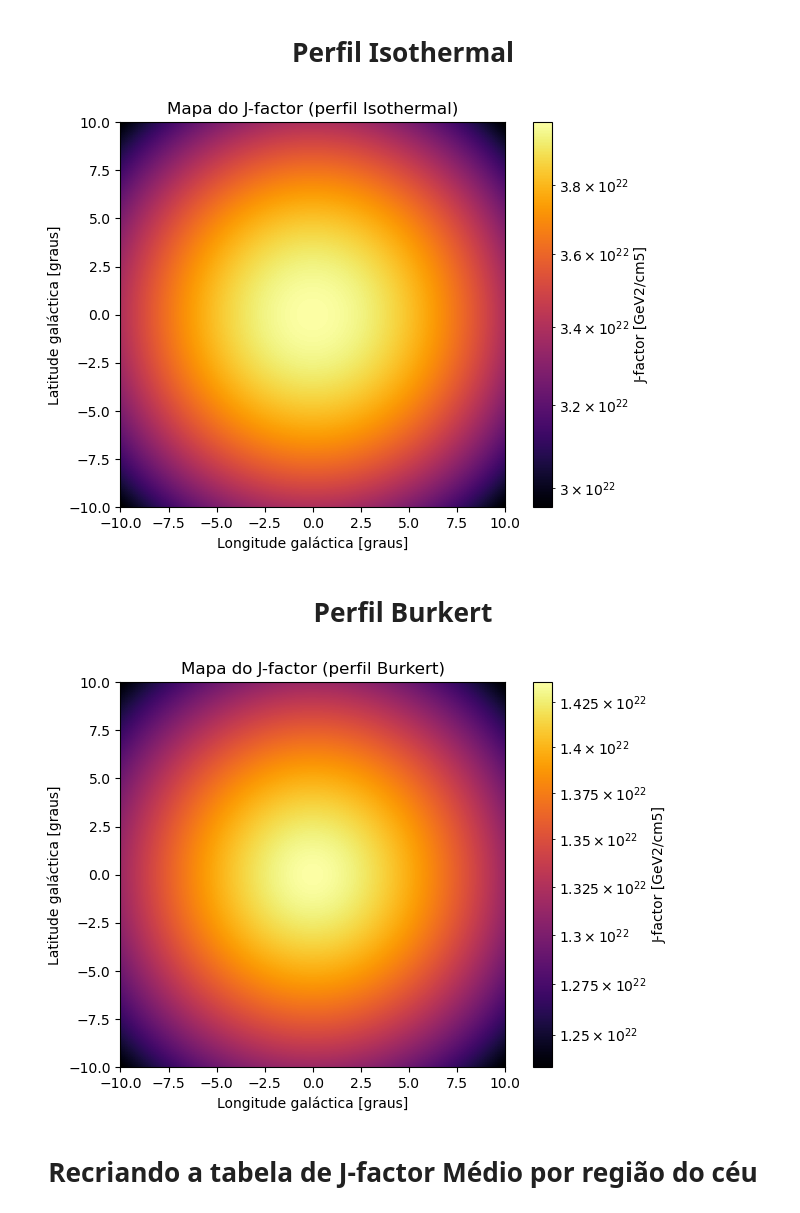
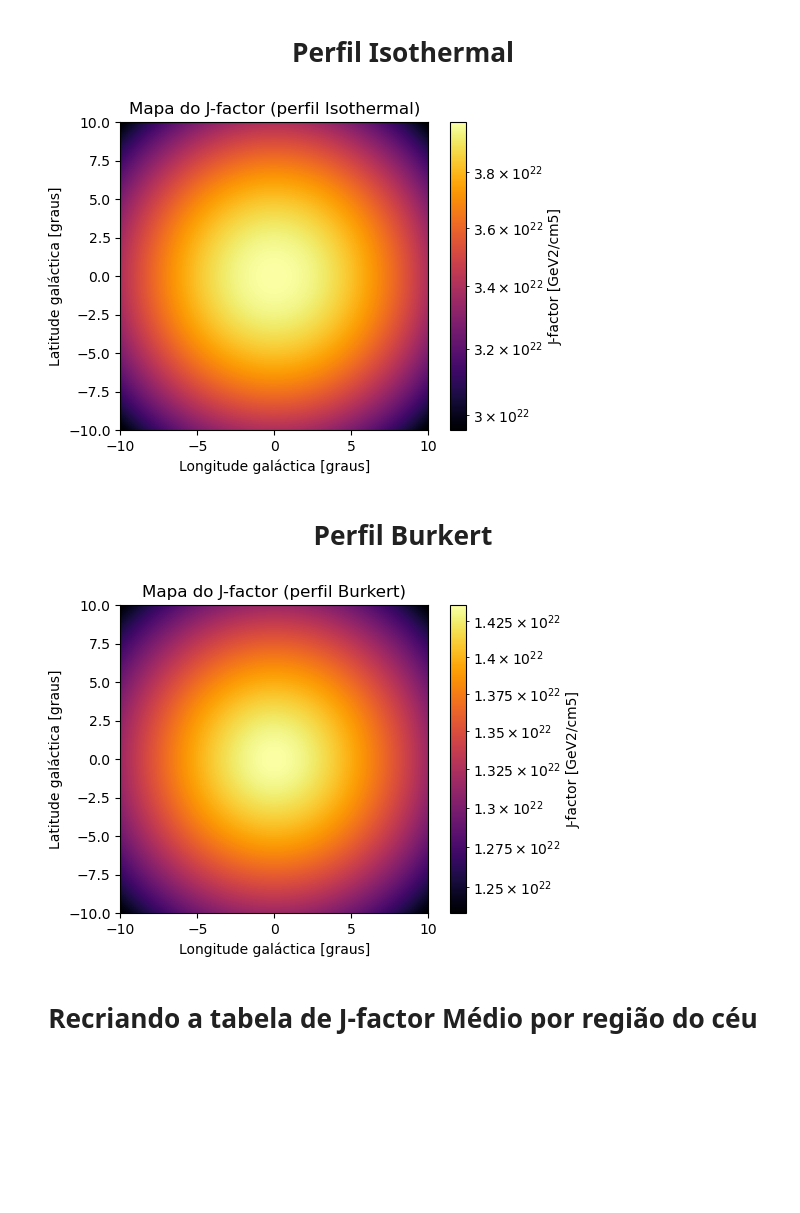
Before and after one commit to lrochacastro/Perfis-da-Materia-Escura, a Jupyter notebook: Perfis de Matéria Escura - Otimizado.ipynb, the cells around one changed output. Saved outputs shown, nothing was run; the diff lists cells and outputs as text; code cells hidden in the pictures; blank space fills up the shorter version.

```diff
--- a/Perfis de Matéria Escura - Otimizado.ipynb
+++ b/Perfis de Matéria Escura - Otimizado.ipynb
@@ -287,0 +264,31 @@ for i in range(len(J_aniq_all)):
+# %%
+plt.style.use('default')
+fig, ax = plt.subplots(figsize=(7, 5))
+fig.patch.set_facecolor('white')
+ax.set_facecolor('white')
+
+for i in range(len(J_dec_all)):
+    ax.plot(theta_deg, list(J_dec_all.values())[i], label=list(J_dec_all.keys())[i],
+        linewidth=1.7)
+
+ax.set_xlim(-3, 183)
+ax.set_ylim(0.3, 1e3)
+ax.set_yscale('log')
+
+ax.set_xlabel(r'$\theta$ (degrees)', fontsize=14)
+ax.set_ylabel(r'$D(\theta)$', fontsize=14)
+ax.set_title("D-factors de diferentes perfis para decaimento", fontsize=16)
+ax.tick_params(axis='both', which='major', labelsize=12)
+ax.legend(fontsize=11)
+ax_inset = fig.add_axes([0.38, 0.5, 0.3, 0.35])
+
+for i in range(len(J_dec_all)):
+    ax_inset.plot(theta_deg, list(J_dec_all.values())[i], linewidth=1.7)
+
+ax_inset.set_xscale("log")
+ax_inset.set_yscale("log")
+ax_inset.set_xlim(1e-8, 10)
+ax_inset.set_ylim(1, 1e3)
+ax_inset.tick_params(axis='both', which='both', labelsize=10)
+
+plt.show()
@@ -436,7 +445,7 @@ for i in range(lv_rad.shape[0]):
         Jmap_I[i, j] = J_Isothermal(lv_rad[i, j], bv_rad[i, j])
 # %%
 #Plot
-plt.figure(figsize=(7, 5))
+plt.figure(figsize=(5.6, 4))
 plt.imshow(Jmap_I, extent=[l.min(), l.max(), b.min(), b.max()],
             cmap="inferno", origin='lower', norm=LogNorm())
 plt.xlabel("Longitude galáctica [graus]")
@@ -445,7 +454,7 @@ plt.colorbar(label="J-factor [GeV2/cm5]")
 plt.title("Mapa do J-factor (perfil Isothermal)")
 plt.show()
 # %% [output]
-[figure, old version]
+[figure, new version]
 # %% [markdown]
 ##### <p style="text-align: center; font-family:times; font-size:2em;">Perfil Burkert</p>
 # %%
@@ -463,16 +472,16 @@ for i in range(lv_rad.shape[0]):
         Jmap_b[i, j] = J_burkert(lv_rad[i, j], bv_rad[i, j])
 # %%
 #Plot
-plt.figure(figsize=(7, 5))
+plt.figure(figsize=(5.6, 4))
 plt.imshow(Jmap_b, extent=[l.min(), l.max(), b.min(), b.max()],
             cmap="inferno", origin='lower', norm=LogNorm())
 plt.xlabel("Longitude galáctica [graus]")
 plt.ylabel("Latitude galáctica [graus]")
 plt.colorbar(label="J-factor [GeV2/cm5]")
 plt.title("Mapa do J-factor (perfil Burkert)")
 plt.show()
 # %% [output]
-[figure, old version]
+[figure, new version]
 # %% [markdown]
 ##### <p style="text-align: center; font-family:times; font-size:2em;">Recriando a tabela de J-factor Médio por região do céu</p>
 # %% [markdown]
```
Also changed, not shown: parts of 36 cells of this notebook.
